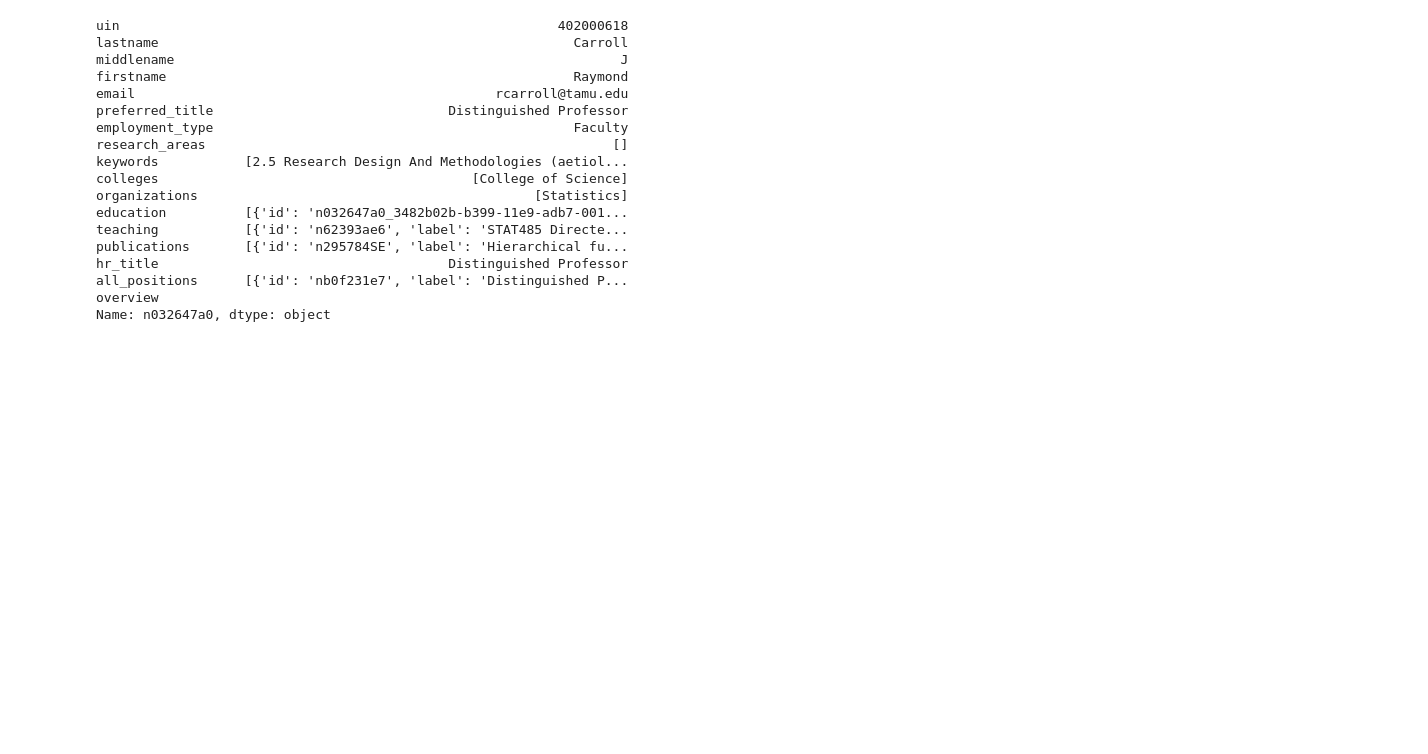
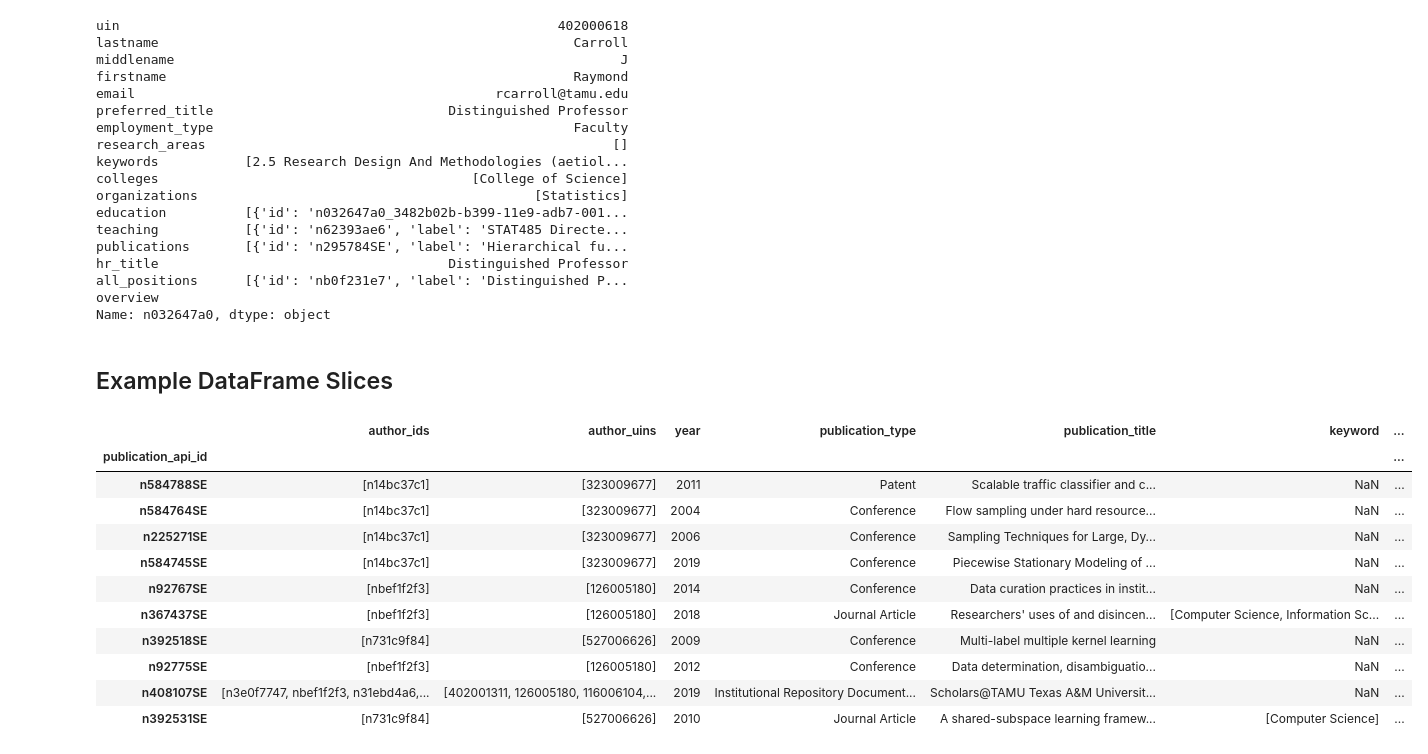
Before and after one commit to abibstopher/tamids-2022, a Jupyter notebook: Code/Scholars@TAMU Data/trends.ipynb, the cells around one changed output. Saved outputs shown, nothing was run; the diff lists cells and outputs as text; code cells hidden in the pictures; blank space fills up the shorter version.

```diff
--- a/Code/Scholars@TAMU Data/trends.ipynb
+++ b/Code/Scholars@TAMU Data/trends.ipynb
@@ -197,3 +185,42 @@ hr_title                                     Distinguished Professor
 all_positions      [{'id': 'nb0f231e7', 'label': 'Distinguished P...
 overview
 Name: n032647a0, dtype: object
+# %% [markdown]
+## Example DataFrame Slices
+# %%
+ids = ['n14bc37c1', 'nf489b17d', 'nc47b6f90', 'n731c9f84', 'nbef1f2f3', 'na9a3fabc', 'n9894eb30']
+
+people.loc[ids]
+
+def get_author_name(x: object) -> list[str]:
+    if type(x) == list:
+        try:
+            return [f"{people['firstname'].loc[id]} {people['lastname'].loc[id]}" for id in x]
+        except KeyError:
+            return x
+    else:
+        return x
+
+publications['author_names'] = publications['author_ids'].apply(get_author_name)
+
+def find_match(x: object) -> bool:
+    if type(x) == list:
+        if (set(x) & set(ids)):
+            return True
+
+    return False
+
+publications[publications['author_ids'].apply(find_match)].sample(n=10)
+# %% [output]
+|  | author_ids | author_uins | year | publication_type | publication_title | keyword | ... |
+| publication_api_id |  |  |  |  |  |  | ... |
+| n584788SE | [n14bc37c1] | [323009677] | 2011 | Patent | Scalable traffic classifier and c... | NaN | ... |
+| n584764SE | [n14bc37c1] | [323009677] | 2004 | Conference | Flow sampling under hard resource... | NaN | ... |
+| n225271SE | [n14bc37c1] | [323009677] | 2006 | Conference | Sampling Techniques for Large, Dy... | NaN | ... |
+| n584745SE | [n14bc37c1] | [323009677] | 2019 | Conference | Piecewise Stationary Modeling of ... | NaN | ... |
+| n92767SE | [nbef1f2f3] | [126005180] | 2014 | Conference | Data curation practices in instit... | NaN | ... |
+| n367437SE | [nbef1f2f3] | [126005180] | 2018 | Journal Article | Researchers' uses of and disincen... | [Computer Science, Information Sc... | ... |
+| n392518SE | [n731c9f84] | [527006626] | 2009 | Conference | Multi-label multiple kernel learning | NaN | ... |
+| n92775SE | [nbef1f2f3] | [126005180] | 2012 | Conference | Data determination, disambiguatio... | NaN | ... |
+| n408107SE | [n3e0f7747, nbef1f2f3, n31ebd4a6,... | [402001311, 126005180, 116006104,... | 2019 | Institutional Repository Document... | Scholars@TAMU Texas A&M Universit... | NaN | ... |
+| n392531SE | [n731c9f84] | [527006626] | 2010 | Journal Article | A shared-subspace learning framew... | [Computer Science] | ... |
```
Also changed, not shown: parts of 4 cells of this notebook.
